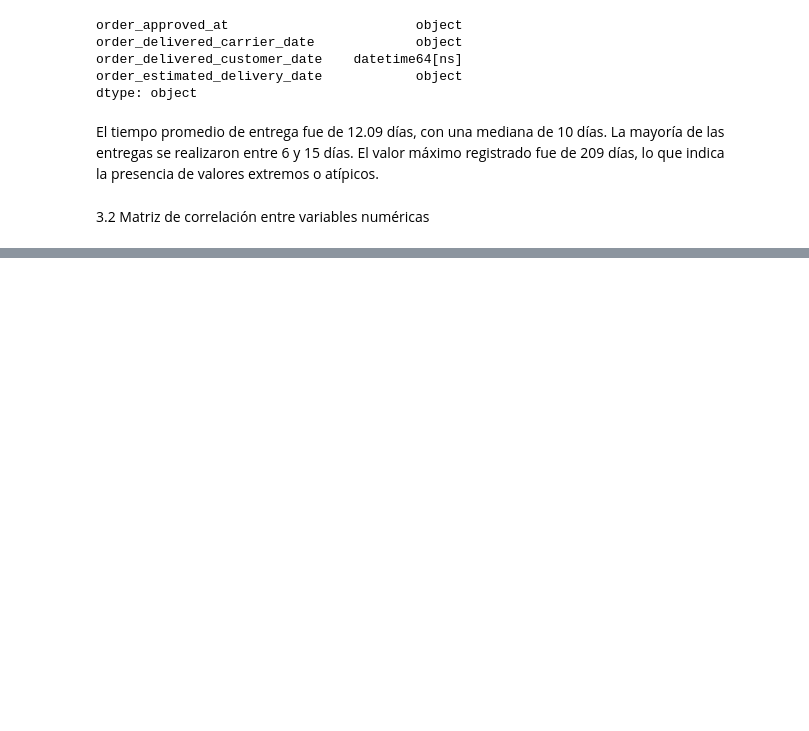
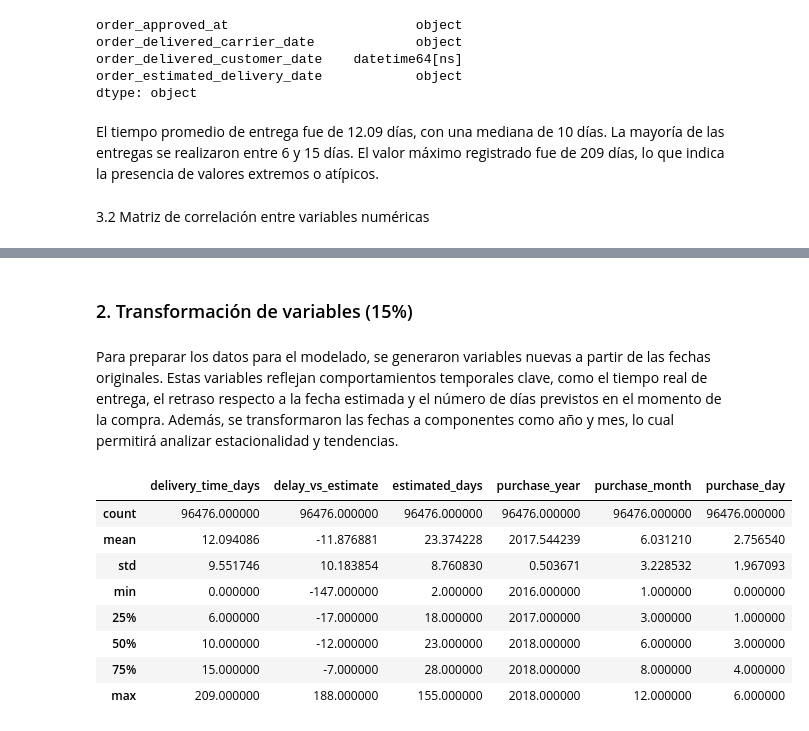
Before and after one commit to BrandonReyes0609/Proyecto3_MD, a Jupyter notebook: main.ipynb, the cells around one changed output, grey strips where cells are left out. Saved outputs shown, nothing was run; the diff lists cells and outputs as text; code cells hidden in the pictures; blank space fills up the shorter version.

```diff
--- a/main.ipynb
+++ b/main.ipynb
@@ -160,0 +195,12 @@ El tiempo promedio de entrega fue de 12.09 días, con una mediana de 10 días. L
+# %%
+orders_clean = orders.copy()
+
+orders_clean = orders_clean.dropna(subset=[
+    "order_purchase_timestamp",
+    "order_delivered_customer_date",
+    "order_estimated_delivery_date"
+])
+
+orders_clean.reset_index(drop=True, inplace=True)
+
+orders_clean.isna().sum()
@@ -160,0 +227,35 @@ El tiempo promedio de entrega fue de 12.09 días, con una mediana de 10 días. L
+# %% [markdown]
+ ### 2. Transformación de variables (15%)
+# %% [markdown]
+Para preparar los datos para el modelado, se generaron variables nuevas a partir de las fechas originales. Estas variables reflejan comportamientos temporales clave, como el tiempo real de entrega, el retraso respecto a la fecha estimada y el número de días previstos en el momento de la compra. Además, se transformaron las fechas a componentes como año y mes, lo cual permitirá analizar estacionalidad y tendencias.
+# %%
+orders_clean["order_purchase_timestamp"] = pd.to_datetime(orders_clean["order_purchase_timestamp"])
+orders_clean["order_delivered_customer_date"] = pd.to_datetime(orders_clean["order_delivered_customer_date"])
+orders_clean["order_estimated_delivery_date"] = pd.to_datetime(orders_clean["order_estimated_delivery_date"])
+
+orders_clean["delivery_time_days"] = (orders_clean["order_delivered_customer_date"] - orders_clean["order_purchase_timestamp"]).dt.days
+orders_clean["delay_vs_estimate"] = (orders_clean["order_delivered_customer_date"] - orders_clean["order_estimated_delivery_date"]).dt.days
+orders_clean["estimated_days"] = (orders_clean["order_estimated_delivery_date"] - orders_clean["order_purchase_timestamp"]).dt.days
+
+orders_clean["purchase_year"] = orders_clean["order_purchase_timestamp"].dt.year
+orders_clean["purchase_month"] = orders_clean["order_purchase_timestamp"].dt.month
+orders_clean["purchase_day"] = orders_clean["order_purchase_timestamp"].dt.dayofweek  # 0 = lunes
+
+orders_clean[[
+    "delivery_time_days",
+    "delay_vs_estimate",
+    "estimated_days",
+    "purchase_year",
+    "purchase_month",
+    "purchase_day"
+]].describe()
+# %% [output]
+|  | delivery_time_days | delay_vs_estimate | estimated_days | purchase_year | purchase_month | purchase_day |
+| count | 96476.000000 | 96476.000000 | 96476.000000 | 96476.000000 | 96476.000000 | 96476.000000 |
+| mean | 12.094086 | -11.876881 | 23.374228 | 2017.544239 | 6.031210 | 2.756540 |
+| std | 9.551746 | 10.183854 | 8.760830 | 0.503671 | 3.228532 | 1.967093 |
+| min | 0.000000 | -147.000000 | 2.000000 | 2016.000000 | 1.000000 | 0.000000 |
+| 25% | 6.000000 | -17.000000 | 18.000000 | 2017.000000 | 3.000000 | 1.000000 |
+| 50% | 10.000000 | -12.000000 | 23.000000 | 2018.000000 | 6.000000 | 3.000000 |
+| 75% | 15.000000 | -7.000000 | 28.000000 | 2018.000000 | 8.000000 | 4.000000 |
+| max | 209.000000 | 188.000000 | 155.000000 | 2018.000000 | 12.000000 | 6.000000 |
```
Also changed, not shown: parts of 15 cells of this notebook, 1 other file.
